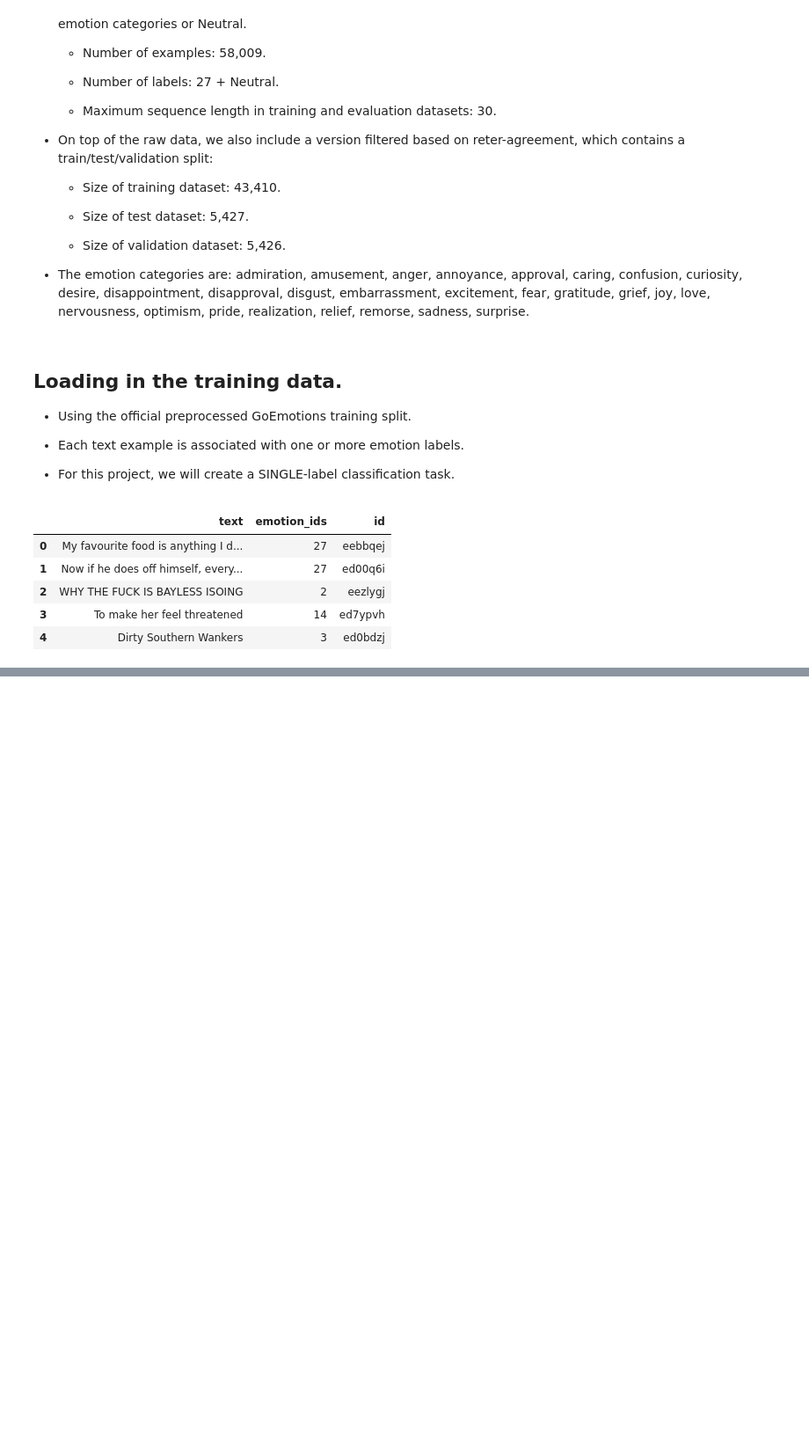
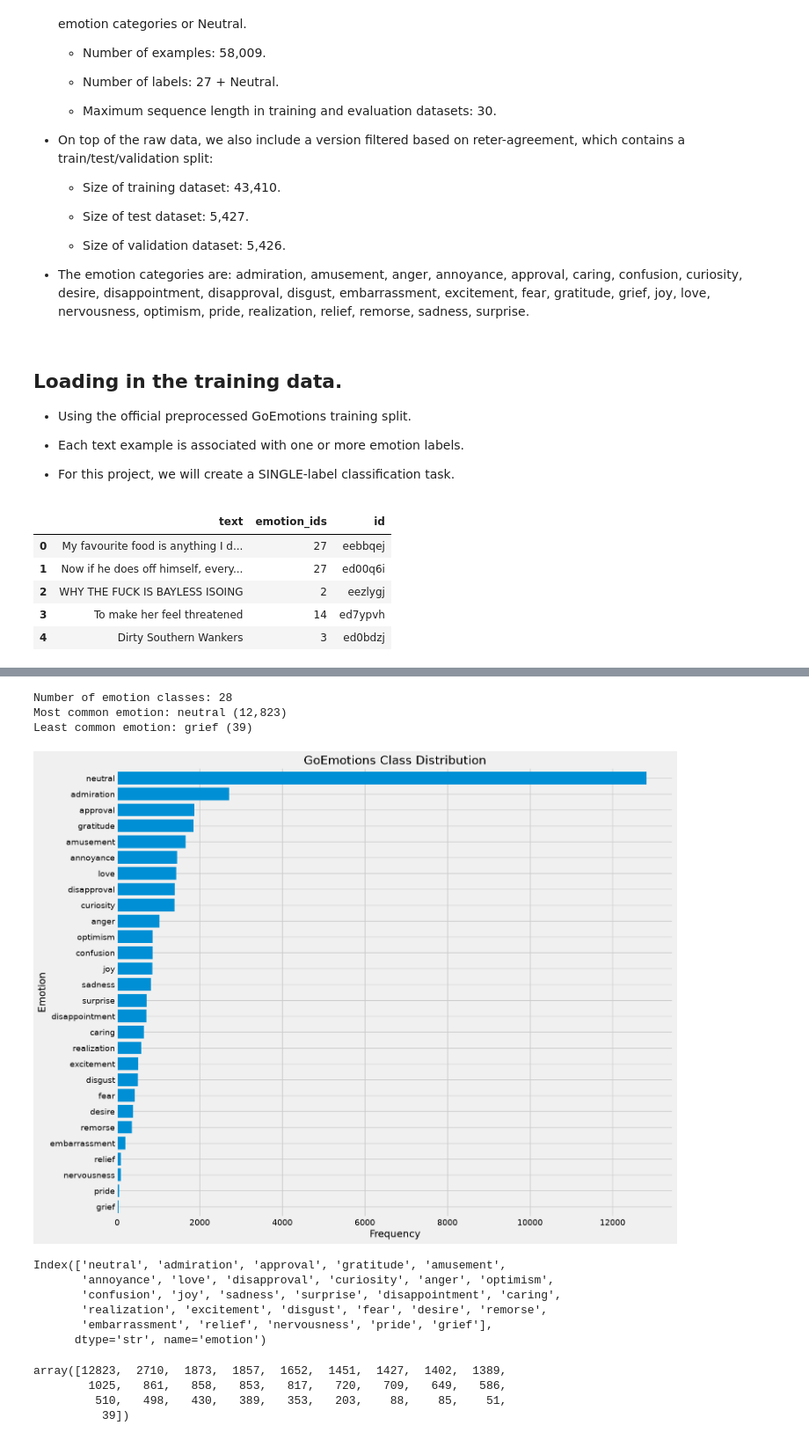
Before and after one commit to SevenWoos/MachineLearningProjects, a Jupyter notebook: nlp/1_nlp_classifier/lstm_v1.ipynb, the cells around one changed output, grey strips where cells are left out. Shown at 88% size. Cells and saved outputs as stored; diff of their text form; code cells hidden in the pictures; blank space fills up the shorter version.

```diff
--- a/nlp/1_nlp_classifier/lstm_v1.ipynb
+++ b/nlp/1_nlp_classifier/lstm_v1.ipynb
@@ -52,0 +276,5 @@ train_df.head()
+# %%
+with open("data/preprocessed/emotions.txt") as f:
+  emotion_labels = [line.strip() for line in f if line.strip()]
+
+emotion_labels
@@ -52,0 +299,3 @@ train_df.head()
+# %%
+emotion_mapping = dict(enumerate(emotion_labels))
+emotion_mapping
@@ -52,0 +320,4 @@ train_df.head()
+# %%
+# Map the IDs in dataframe.
+single_label_df['emotion'] = single_label_df['emotion_ids'].map(emotion_mapping)
+single_label_df.head()
@@ -52,0 +331,4 @@ train_df.head()
+# %%
+# Check on Class Distribution.
+class_distribution = single_label_df['emotion'].value_counts()
+class_distribution
@@ -52,0 +353,38 @@ train_df.head()
+# %%
+print(f"Number of emotion classes: {single_label_df['emotion'].nunique()}")
+print(f"Most common emotion: {class_distribution.index[0]} ({class_distribution.iloc[0]:,})")
+print(f"Least common emotion: {class_distribution.index[-1]} ({class_distribution.iloc[-1]:,})")
+# %% [output]
+Number of emotion classes: 28
+Most common emotion: neutral (12,823)
+Least common emotion: grief (39)
+# %%
+plt.style.use('fivethirtyeight')
+class_distribution.sort_values().plot(
+    kind="barh",
+    figsize=(15, 13),
+    width=0.8
+)
+
+plt.xlabel("Frequency")
+plt.ylabel("Emotion")
+plt.title("GoEmotions Class Distribution")
+plt.show()
+# %% [output]
+[figure, added]
+# %%
+class_distribution.index
+# %% [output]
+Index(['neutral', 'admiration', 'approval', 'gratitude', 'amusement',
+       'annoyance', 'love', 'disapproval', 'curiosity', 'anger', 'optimism',
+       'confusion', 'joy', 'sadness', 'surprise', 'disappointment', 'caring',
+       'realization', 'excitement', 'disgust', 'fear', 'desire', 'remorse',
+       'embarrassment', 'relief', 'nervousness', 'pride', 'grief'],
+      dtype='str', name='emotion')
+# %%
+class_distribution.values
+# %% [output]
+array([12823,  2710,  1873,  1857,  1652,  1451,  1427,  1402,  1389,
+        1025,   861,   858,   853,   817,   720,   709,   649,   586,
+         510,   498,   430,   389,   353,   203,    88,    85,    51,
+          39])
```
Also changed, not shown: parts of 80 cells of this notebook.
